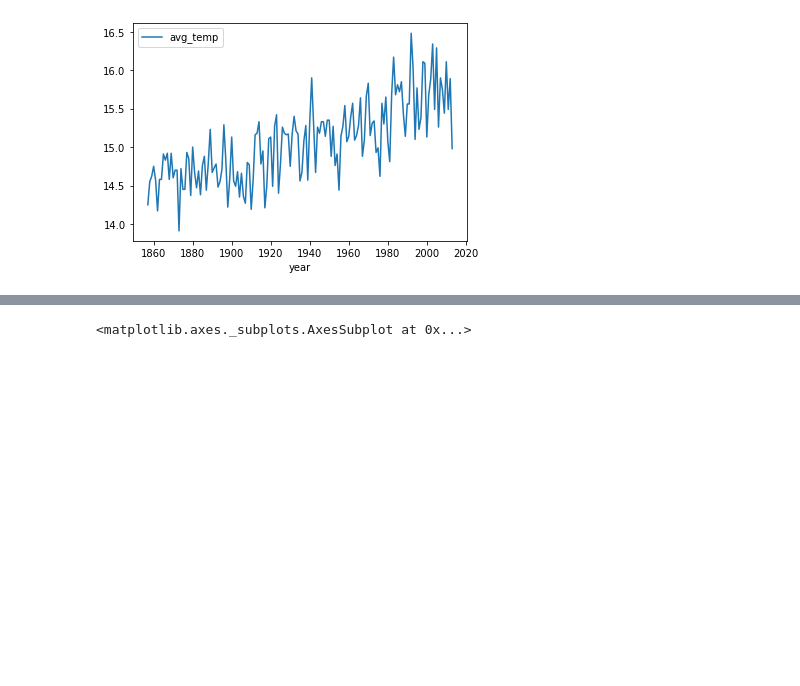
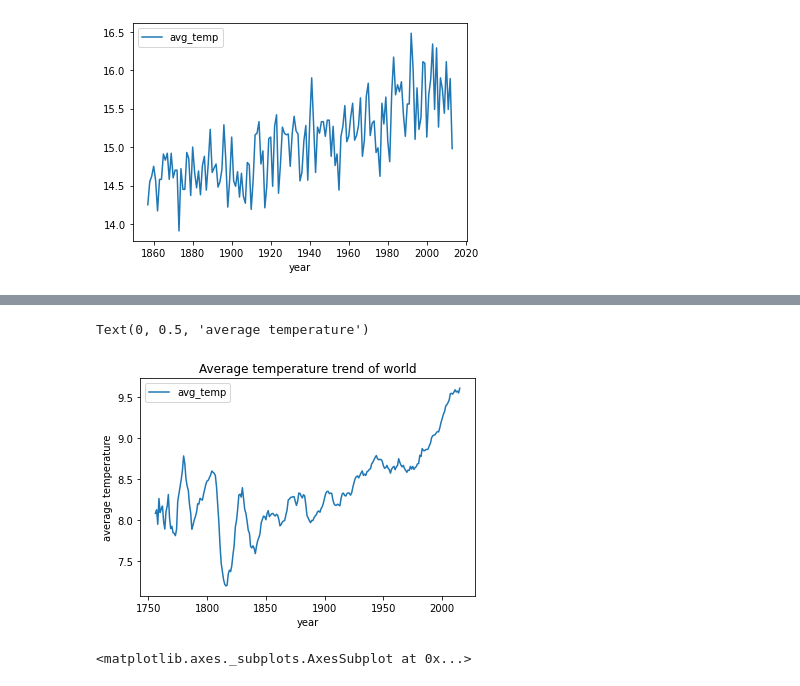
Before and after one commit to Ahbin-Park/abinushka, a Jupyter notebook: UDACITY_Introduction_to_Data_Analysis_Exploring_Weather_Trends.ipynb, the cells around one changed output, grey strips where cells are left out. Saved outputs shown, nothing was run; the diff lists cells and outputs as text; code cells hidden in the pictures; blank space fills up the shorter version.

```diff
--- a/UDACITY_Introduction_to_Data_Analysis_Exploring_Weather_Trends.ipynb
+++ b/UDACITY_Introduction_to_Data_Analysis_Exploring_Weather_Trends.ipynb
@@ -63,5 +83,13 @@ sma_7d_tem_seoul = tem_seoul.rolling(window=7).mean()
 # %%
 sma_7d_tem_world = tem_world.rolling(window=7).mean()
+# %%
+plot_sma_7d_tem_world = sma_7d_tem_world.plot(kind='line')
+plot_sma_7d_tem_world.set_title('Average temperature trend of world')
+plot_sma_7d_tem_world.set_xlabel('year')
+plot_sma_7d_tem_world.set_ylabel('average temperature')
+# %% [output]
+Text(0, 0.5, 'average temperature')
+[figure, added]
 # %%
 sma_7d_tem_moscow = tem_moscow.rolling(window=7).mean()
 # %%
```
Also changed, not shown: parts of 6 cells of this notebook.
